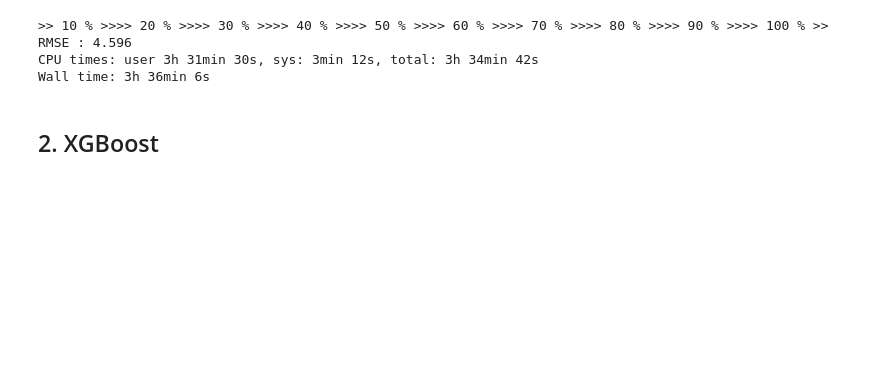
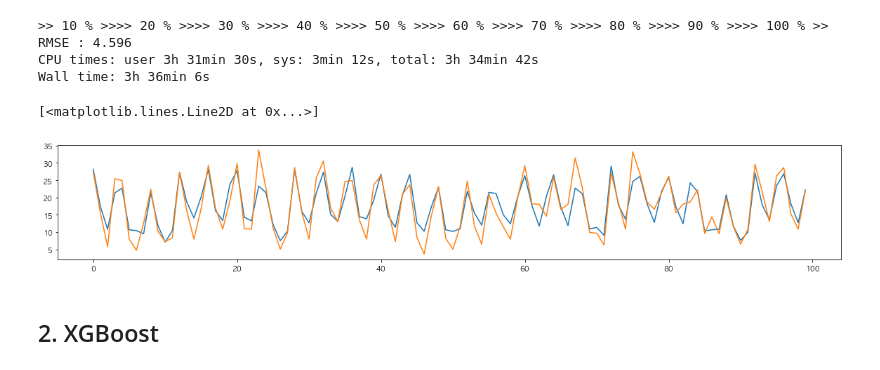
Before and after one commit to junwoopark92/2018-Posco-AI-Challenge, a Jupyter notebook: Task3_pred_restaurant_customer/jh/lab/180730-training-only-past-data.ipynb, the cells around one changed output. Cells and saved outputs as stored; diff of their text form; code cells hidden in the pictures; blank space fills up the shorter version.

```diff
--- a/Task3_pred_restaurant_customer/jh/lab/180730-training-only-past-data.ipynb
+++ b/Task3_pred_restaurant_customer/jh/lab/180730-training-only-past-data.ipynb
@@ -169,9 +169,9 @@ def iterative_train_and_predict(model, df, dev_x):
     for i, dev_date in enumerate(dev_dates):
         _train_df = df[df['일자'] < dev_date - 2]
         pred = train_and_predict(model,
-                                 _train_df.drop(['수량'], axis=1),
+                                 _train_df.drop(['수량', '일자'], axis=1),
                                  _train_df['수량'],
-                                 dev_x[dev_x['일자']==dev_date])
+                                 dev_x[dev_x['일자']==dev_date].drop(['일자'], axis=1))
         predictions.append(pred)
 
         if((i+1) % (int(len(dev_dates)/10)) == 0):
@@ -209,6 +206,15 @@ evaluate(pred, dev_y)
 RMSE : 4.596
 CPU times: user 3h 31min 30s, sys: 3min 12s, total: 3h 34min 42s
 Wall time: 3h 36min 6s
+# %%
+plt.rcParams["figure.figsize"] = (20,3)
+index = 500
+
+plt.plot(pred[index:index+100])
+plt.plot(dev_y.values[index:index+100])
+# %% [output]
+[<matplotlib.lines.Line2D at 0x...>]
+[figure, added]
 # %% [markdown]
 ## 2. XGBoost
 # %%
```
Also changed, not shown: parts of 6 cells of this notebook.
